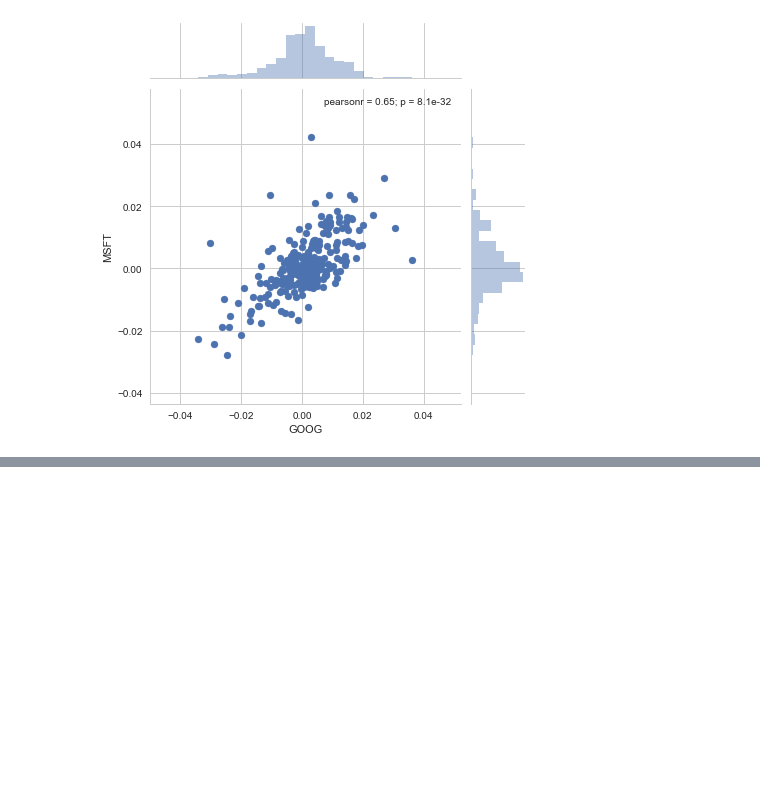
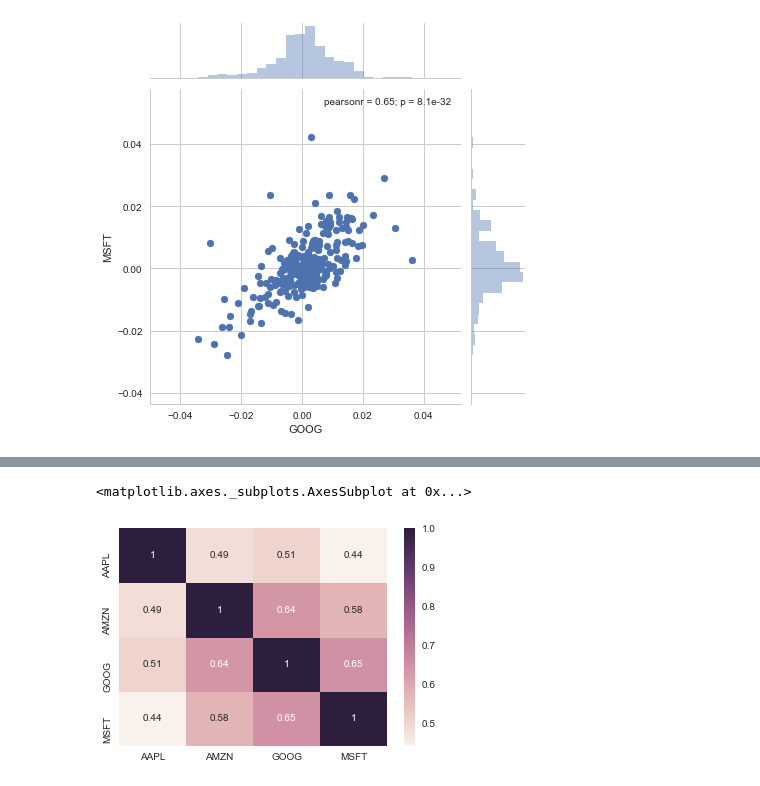
Before and after one commit to wordpray/study_udemy, a Jupyter notebook: Lec60-65_株価のデータ解析.ipynb, the cells around one changed output, grey strips where cells are left out. Cells and saved outputs as stored; diff of their text form; code cells hidden in the pictures; blank space fills up the shorter version.

```diff
--- a/Lec60-65_株価のデータ解析.ipynb
+++ b/Lec60-65_株価のデータ解析.ipynb
@@ -160,0 +169,5 @@ returns_fig.map_diag(plt)
+# %%
+sns.heatmap(tech_rets.corr(), annot= True)
+# %% [output]
+<matplotlib.axes._subplots.AxesSubplot at 0x...>
+[figure, added]
```
Also changed, not shown: parts of 3 cells of this notebook.
